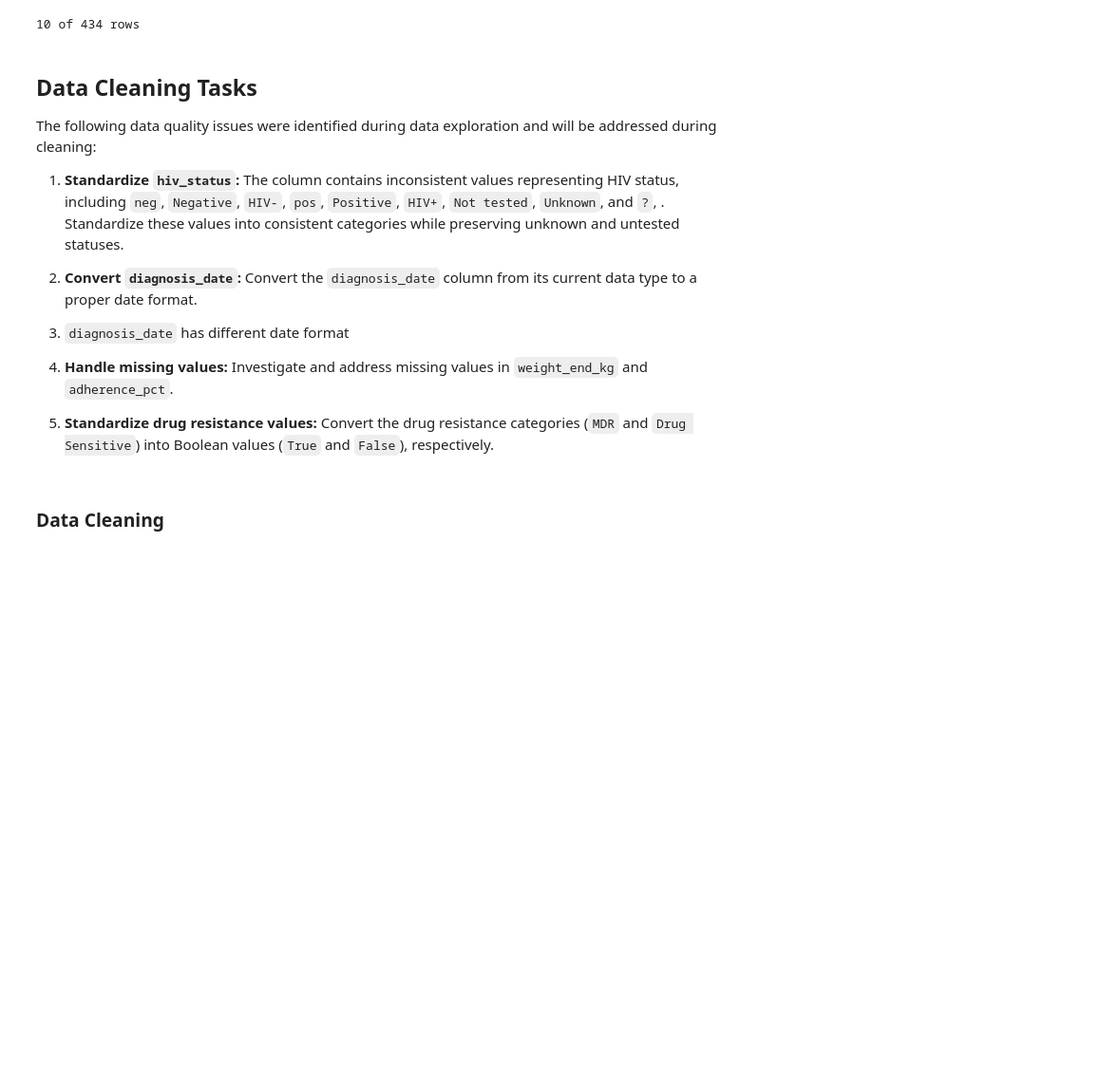
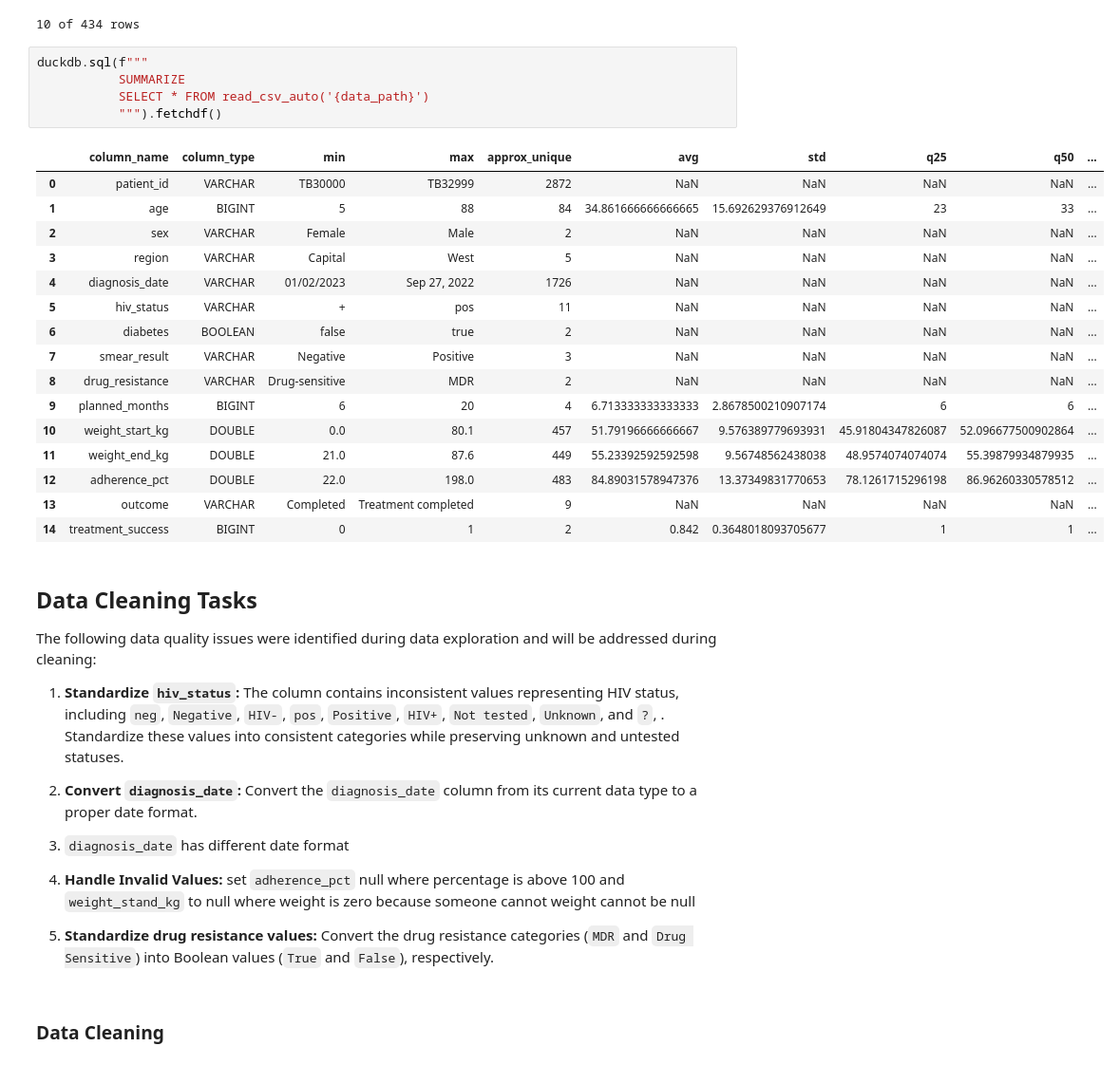
Before and after one commit to G-Gakii/tb_outcome_prediction, a Jupyter notebook: notebook/01_data_cleaning.ipynb, the cells around one changed output. Shown at 95% size. Drawn from its saved outputs; the diff is of its cells as text; blank space fills up the shorter version.

Commit message:
handling invalid values

```diff
--- a/notebook/01_data_cleaning.ipynb
+++ b/notebook/01_data_cleaning.ipynb
@@ -173,6 +173,28 @@ duckdb.sql(f"""
 | TB30062 | 9 | Male | West | 2021-11-17 | Negative | ... |
 | TB30081 | 30 | Female | North | 29/09/2021 | Negative | ... |
 10 of 434 rows
+# %%
+duckdb.sql(f"""
+           SUMMARIZE
+           SELECT * FROM read_csv_auto('{data_path}')
+           """).fetchdf()
+# %% [output]
+|  | column_name | column_type | min | max | approx_unique | avg | std | q25 | q50 | ... |
+| 0 | patient_id | VARCHAR | TB30000 | TB32999 | 2872 | NaN | NaN | NaN | NaN | ... |
+| 1 | age | BIGINT | 5 | 88 | 84 | 34.861666666666665 | 15.692629376912649 | 23 | 33 | ... |
+| 2 | sex | VARCHAR | Female | Male | 2 | NaN | NaN | NaN | NaN | ... |
+| 3 | region | VARCHAR | Capital | West | 5 | NaN | NaN | NaN | NaN | ... |
+| 4 | diagnosis_date | VARCHAR | 01/02/2023 | Sep 27, 2022 | 1726 | NaN | NaN | NaN | NaN | ... |
+| 5 | hiv_status | VARCHAR | + | pos | 11 | NaN | NaN | NaN | NaN | ... |
+| 6 | diabetes | BOOLEAN | false | true | 2 | NaN | NaN | NaN | NaN | ... |
+| 7 | smear_result | VARCHAR | Negative | Positive | 3 | NaN | NaN | NaN | NaN | ... |
+| 8 | drug_resistance | VARCHAR | Drug-sensitive | MDR | 2 | NaN | NaN | NaN | NaN | ... |
+| 9 | planned_months | BIGINT | 6 | 20 | 4 | 6.713333333333333 | 2.8678500210907174 | 6 | 6 | ... |
+| 10 | weight_start_kg | DOUBLE | 0.0 | 80.1 | 457 | 51.79196666666667 | 9.576389779693931 | 45.91804347826087 | 52.096677500902864 | ... |
+| 11 | weight_end_kg | DOUBLE | 21.0 | 87.6 | 449 | 55.23392592592598 | 9.56748562438038 | 48.9574074074074 | 55.39879934879935 | ... |
+| 12 | adherence_pct | DOUBLE | 22.0 | 198.0 | 483 | 84.89031578947376 | 13.37349831770653 | 78.1261715296198 | 86.96260330578512 | ... |
+| 13 | outcome | VARCHAR | Completed | Treatment completed | 9 | NaN | NaN | NaN | NaN | ... |
+| 14 | treatment_success | BIGINT | 0 | 1 | 2 | 0.842 | 0.3648018093705677 | 1 | 1 | ... |
 # %% [markdown]
 ## Data Cleaning Tasks
 
@@ -183,7 +205,7 @@ The following data quality issues were identified during data exploration and wi
 2. **Convert `diagnosis_date`:** Convert the `diagnosis_date` column from its current data type to a proper date format.
 3. `diagnosis_date` has different date format
 
-4. **Handle missing values:** Investigate and address missing values in `weight_end_kg` and `adherence_pct`.
+4. **Handle Invalid Values:**  set `adherence_pct` null where percentage is above 100 and `weight_stand_kg` to null where weight is zero because someone cannot weight cannot be null
 
 5. **Standardize drug resistance values:** Convert the drug resistance categories (`MDR` and `Drug Sensitive`) into Boolean values (`True` and `False`), respectively.
 # %% [markdown]
```
Also changed, not shown: parts of 6 cells of this notebook.
